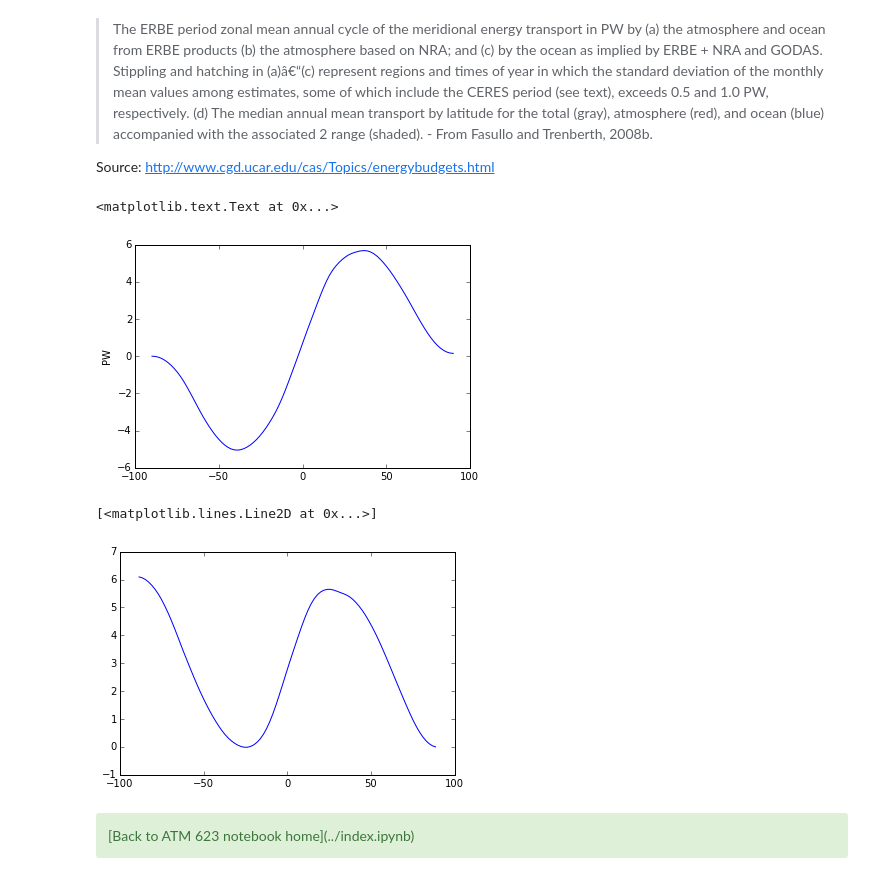
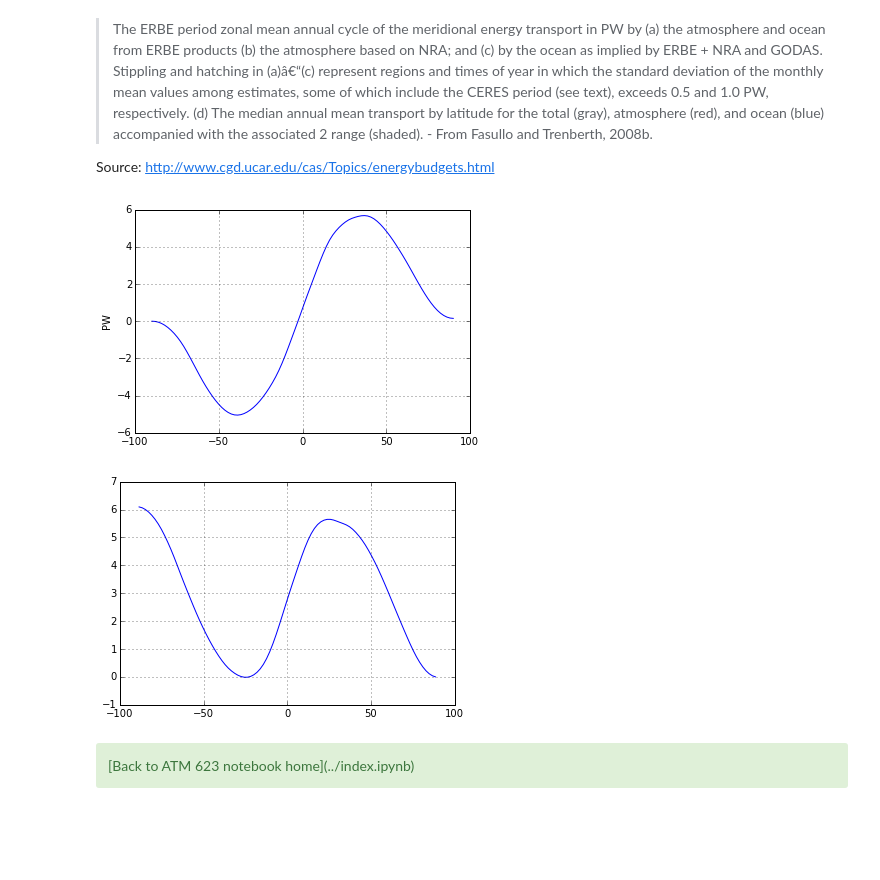
Before and after one commit to brian-rose/ClimateModeling_courseware, a Jupyter notebook: Lectures/Lecture13 -- Heat transport.ipynb, the cells around one changed output. Cells and saved outputs as stored; diff of their text form; code cells hidden in the pictures; blank space fills up the shorter version.

```diff
--- a/Lectures/Lecture13 -- Heat transport.ipynb
+++ b/Lectures/Lecture13 -- Heat transport.ipynb
@@ -329,21 +330,22 @@ def inferred_heat_transport( energy_in, lat_deg ):
     from scipy import integrate
     from climlab import constants as const
     lat_rad = np.deg2rad( lat_deg )
-    return ( 1E-15 * 2 * np.math.pi * const.a**2 * integrate.cumtrapz( np.cos(lat_rad)*energy_in,
+    return ( 1E-15 * 2 * np.math.pi * const.a**2 *
+            integrate.cumtrapz( np.cos(lat_rad)*energy_in,
             x=lat_rad, initial=0. ) )
 # %%
 #  We can calculate the total (atm + ocean) northward heat transport from CESM output
 plt.plot(lat_cesm, inferred_heat_transport(ASR_cesm_zon - OLR_cesm_zon, lat_cesm))
 plt.ylabel('PW')
+plt.grid()
 # %% [output]
-<matplotlib.text.Text at 0x...>
-[figure, old version]
+[figure, new version]
 # %%
 #  This illustrates the difficulty with calculating heat transport from unbalanced data
 plt.plot(lat_ncep, inferred_heat_transport(ASRzon - OLRzon, lat_ncep))
+plt.grid()
 # %% [output]
-[<matplotlib.lines.Line2D at 0x...>]
-[figure, old version]
+[figure, new version]
 # %% [markdown]
 <div class="alert alert-success">
 [Back to ATM 623 notebook home](../index.ipynb)
```
Also changed, not shown: parts of 4 cells of this notebook.
